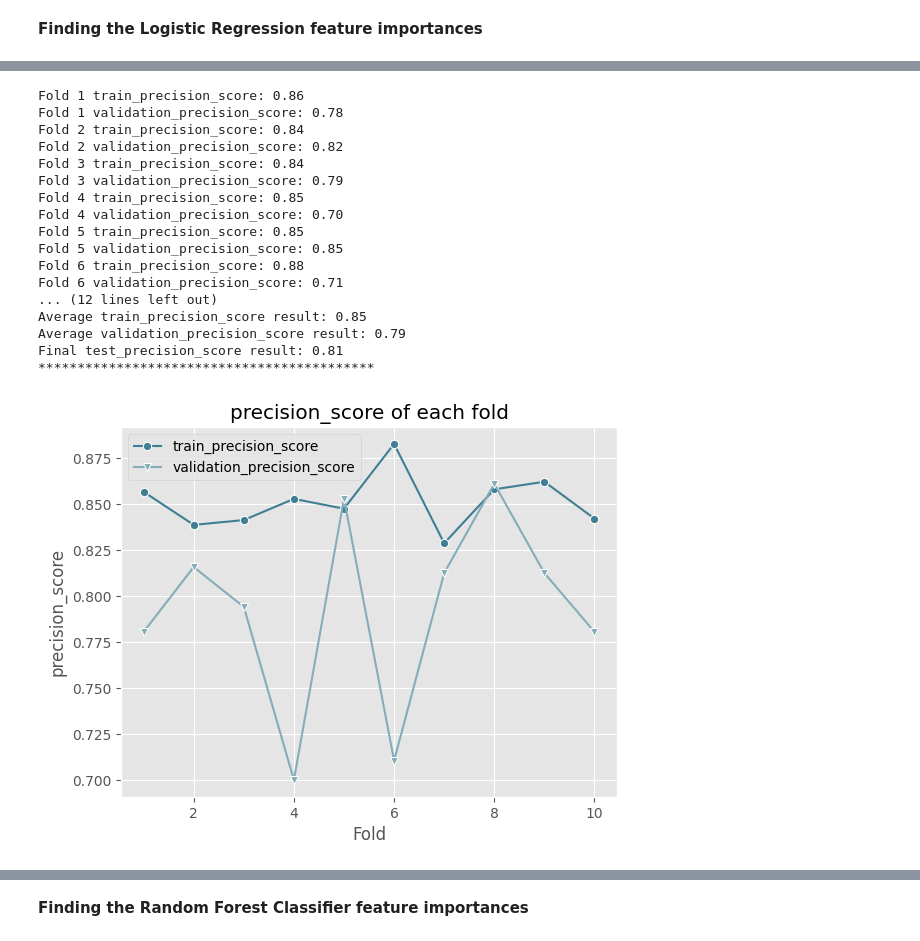
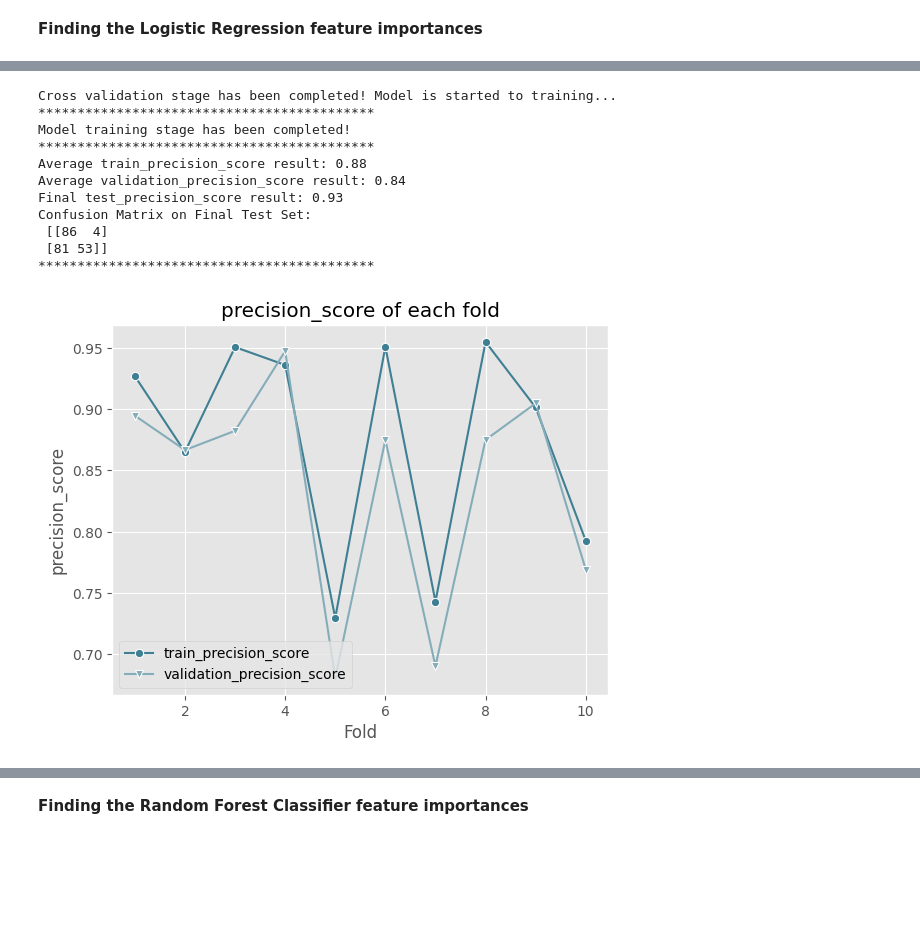
Before and after one commit to kntvrl/predicting_high_traffic_recipes_project, a Jupyter notebook: recipe.ipynb, the cells around one changed output, grey strips where cells are left out. Cells and saved outputs as stored; diff of their text form; code cells hidden in the pictures; blank space fills up the shorter version.

```diff
--- a/recipe.ipynb
+++ b/recipe.ipynb
@@ -702,6 +702,7 @@ def train_and_evaluate_model(model, X_train, y_train, X_test, y_test,score_func,
     model : trained model.
     final_test_score : float, Metric score obtained on the test set.
     scores_df : pandas.DataFrame, Dataframe containing calculated train and validation scores.
+    y_pred_test: pandas.Series, predictions on test set. if the score metric is roc_auc_score it returns predicted probabilities.
     """
 
     # defining the score lists
@@ -730,8 +731,8 @@ def train_and_evaluate_model(model, X_train, y_train, X_test, y_test,score_func,
         validation_scores.append(validation_score)
 
         # print the scores per fold
-        print(f'Fold {fold} train_{score_func.__name__}: {train_score:.2f}')
-        print(f'Fold {fold} validation_{score_func.__name__}: {validation_score:.2f}')
+        # print(f'Fold {fold} train_{score_func.__name__}: {train_score:.2f}')
+        # print(f'Fold {fold} validation_{score_func.__name__}: {validation_score:.2f}')
 
         fold += 1
         # fold list for plotting stage
@@ -745,13 +746,16 @@ def train_and_evaluate_model(model, X_train, y_train, X_test, y_test,score_func,
     print("Model training stage has been completed!")
     print("*******************************************")
 
-    # predict on test set
-    y_pred_test = model.predict(X_test)
+    # predict on test set and it checks if the score function name is roc_auc_score we want to predicted probabilities that belongs to 1
+    if score_func.__name__ == "roc_auc_score":
+        y_pred_test = model.predict_proba(X_test)[:,1]
+    else:
+        y_pred_test = model.predict(X_test)
 
     # score on test set
     final_test_score = score_func(y_test, y_pred_test)
 
-    # dictionary thar save the scores
+    # dictionary saves the scores
     scores_dict = {
     "fold": range(1, len(score_per_fold) + 1),
     f"train_{score_func.__name__}": train_scores,
@@ -763,15 +767,21 @@ def train_and_evaluate_model(model, X_train, y_train, X_test, y_test,score_func,
     print(f"Average train_{score_func.__name__} result: {np.mean(train_scores):.2f}")
     print(f'Average validation_{score_func.__name__} result: {np.mean(validation_scores):.2f}')
     print(f'Final test_{score_func.__name__} result: {final_test_score:.2f}')
+
+    # it prints confusion matrix if the problem is classification
+    if score_func.__name__ in ["precision_score","recall_score","f1_score"]:
+        cf_matrix = confusion_matrix(y_test, y_pred_test)
+        print(f"Confusion Matrix on Final Test Set:\n {cf_matrix}")
+
     print("*******************************************")
 
     if plot:
-        sns.lineplot(data=scores_df, x='fold', y=f"train_{score_func.__name__}", marker='o', label=f"train_{score_func.__name__}")
-        sns.lineplot(data=scores_df, x='fold', y=f"validation_{score_func.__name__}", marker='v', label=f"validation_{score_func.__name__}")
-        plt.xlabel('Fold')
+        sns.lineplot(data=scores_df, x="fold", y=f"train_{score_func.__name__}", marker="o", label=f"train_{score_func.__name__}")
+        sns.lineplot(data=scores_df, x="fold", y=f"validation_{score_func.__name__}", marker="v", label=f"validation_{score_func.__name__}")
+        plt.xlabel("Fold")
         plt.ylabel(f"{score_func.__name__}")
         plt.title(f"{score_func.__name__} of each fold")
         plt.legend()
         plt.show()
 
-    return  model, final_test_score, scores_df
+    return  model, final_test_score, scores_df, y_pred_test
@@ -935,30 +1047,20 @@ plt.show()
 # %%
-rf_clf = RandomForestClassifier(class_weight="balanced",max_depth=4)
+best_hyperparams_rf = {'class_weight': 'balanced', 'max_depth': 2, 'max_features': 0.5, 'min_samples_leaf': 1, 'min_samples_split': 2, 'n_estimators': 200}
+rf_clf = RandomForestClassifier(**best_hyperparams_rf,random_state=42)
+skf = StratifiedKFold(n_splits=10,shuffle=True,random_state=42)
 
-rf_pipeline = Pipeline([
-    ("scaler", RobustScaler()),
-    ("classifier", rf_clf)
-])
-
-skf = StratifiedKFold(n_splits=10,shuffle=True,random_state=42)
-rf_model, final_test_precision_score, precision_scores_df = train_and_evaluate_model(rf_pipeline, X_train, y_train, X_test, y_test,precision_score, skf, plot=True)
+rf_model, rf_final_test_precision_score, rf_precision_scores_df, rf_y_pred_test = train_and_evaluate_model(rf_clf, X_train, y_train, X_test, y_test,precision_score, skf, plot=True)
 # %% [output]
-Fold 1 train_precision_score: 0.86
-Fold 1 validation_precision_score: 0.78
-Fold 2 train_precision_score: 0.84
-Fold 2 validation_precision_score: 0.82
-Fold 3 train_precision_score: 0.84
-Fold 3 validation_precision_score: 0.79
-Fold 4 train_precision_score: 0.85
-Fold 4 validation_precision_score: 0.70
-Fold 5 train_precision_score: 0.85
-Fold 5 validation_precision_score: 0.85
-Fold 6 train_precision_score: 0.88
-Fold 6 validation_precision_score: 0.71
-... (12 lines left out)
-Average train_precision_score result: 0.85
-Average validation_precision_score result: 0.79
-Final test_precision_score result: 0.81
+Cross validation stage has been completed! Model is started to training...
 *******************************************
+Model training stage has been completed!
+*******************************************
+Average train_precision_score result: 0.88
+Average validation_precision_score result: 0.84
+Final test_precision_score result: 0.93
+Confusion Matrix on Final Test Set:
+ [[86  4]
+ [81 53]]
+*******************************************
-[figure, old version]
+[figure, new version]
 # %%
```
Also changed, not shown: parts of 44 cells of this notebook.
